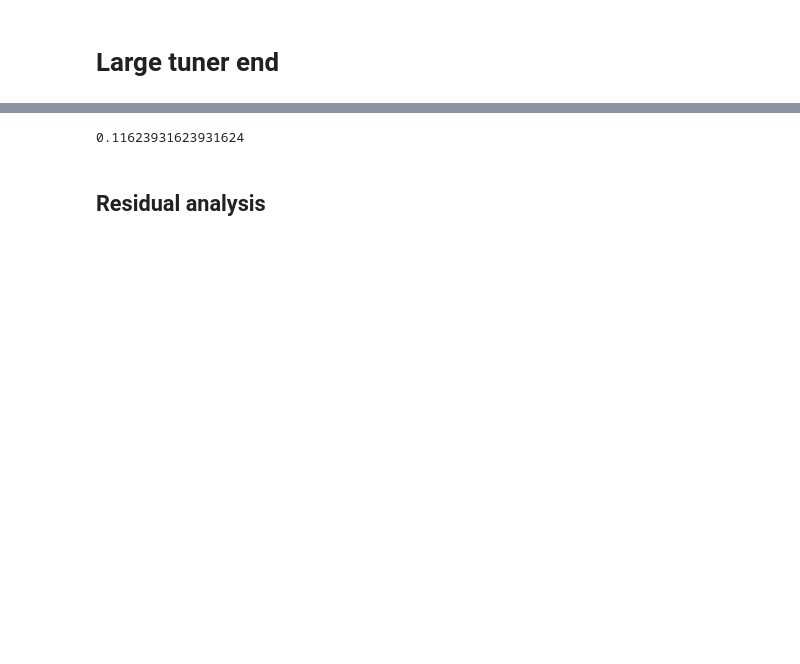
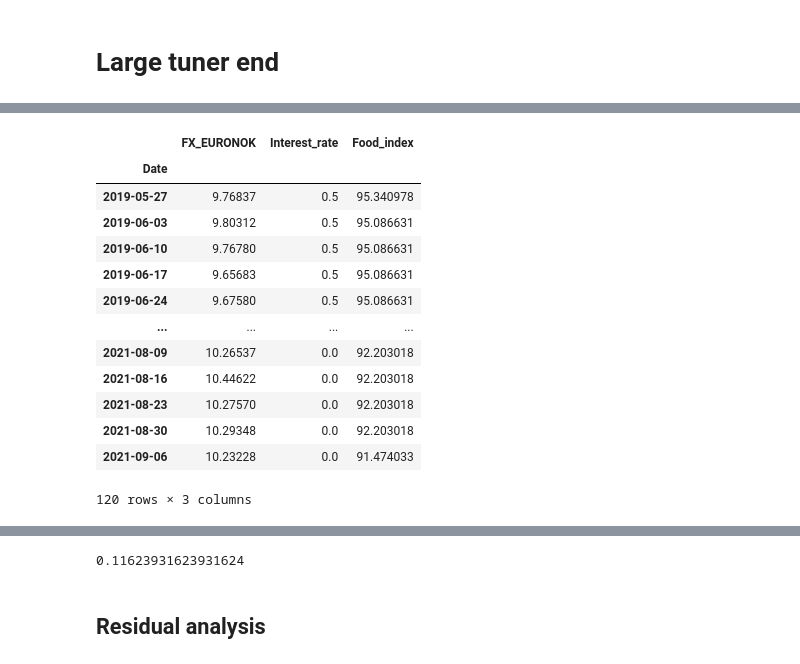
Before and after one commit to DataJakob/DT8807-Advanced-Topics-in-Deep-Learning, a Jupyter notebook: Feature_Engineering_and_Modelling.ipynb, the cells around one changed output, grey strips where cells are left out. Cells and saved outputs as stored; diff of their text form; code cells hidden in the pictures; blank space fills up the shorter version.

```diff
--- a/Feature_Engineering_and_Modelling.ipynb
+++ b/Feature_Engineering_and_Modelling.ipynb
@@ -608,3 +604,20 @@ TEST = ensemble(cv_result, X_test_preprocessed)
+# %%
+X_val
+# %% [output]
+|  | FX_EURONOK | Interest_rate | Food_index |
+| Date |  |  |  |
+| 2019-05-27 | 9.76837 | 0.5 | 95.340978 |
+| 2019-06-03 | 9.80312 | 0.5 | 95.086631 |
+| 2019-06-10 | 9.76780 | 0.5 | 95.086631 |
+| 2019-06-17 | 9.65683 | 0.5 | 95.086631 |
+| 2019-06-24 | 9.67580 | 0.5 | 95.086631 |
+| ... | ... | ... | ... |
+| 2021-08-09 | 10.26537 | 0.0 | 92.203018 |
+| 2021-08-16 | 10.44622 | 0.0 | 92.203018 |
+| 2021-08-23 | 10.27570 | 0.0 | 92.203018 |
+| 2021-08-30 | 10.29348 | 0.0 | 92.203018 |
+| 2021-09-06 | 10.23228 | 0.0 | 91.474033 |
+120 rows × 3 columns
 # %%
 fig,ax = plt.subplots(2)
 ax[0].plot(y_train, label='Train')
```
Also changed, not shown: parts of 35 cells of this notebook, 35 other files.
